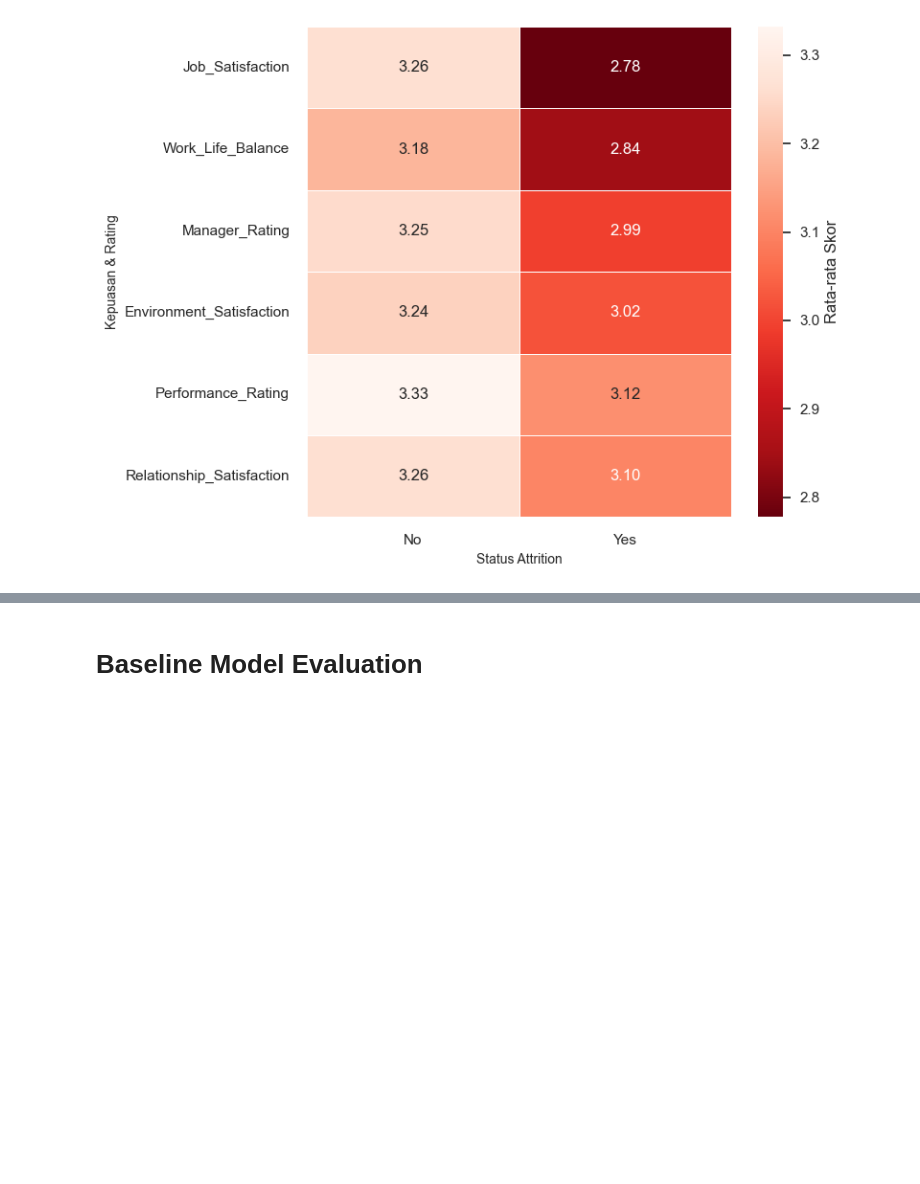
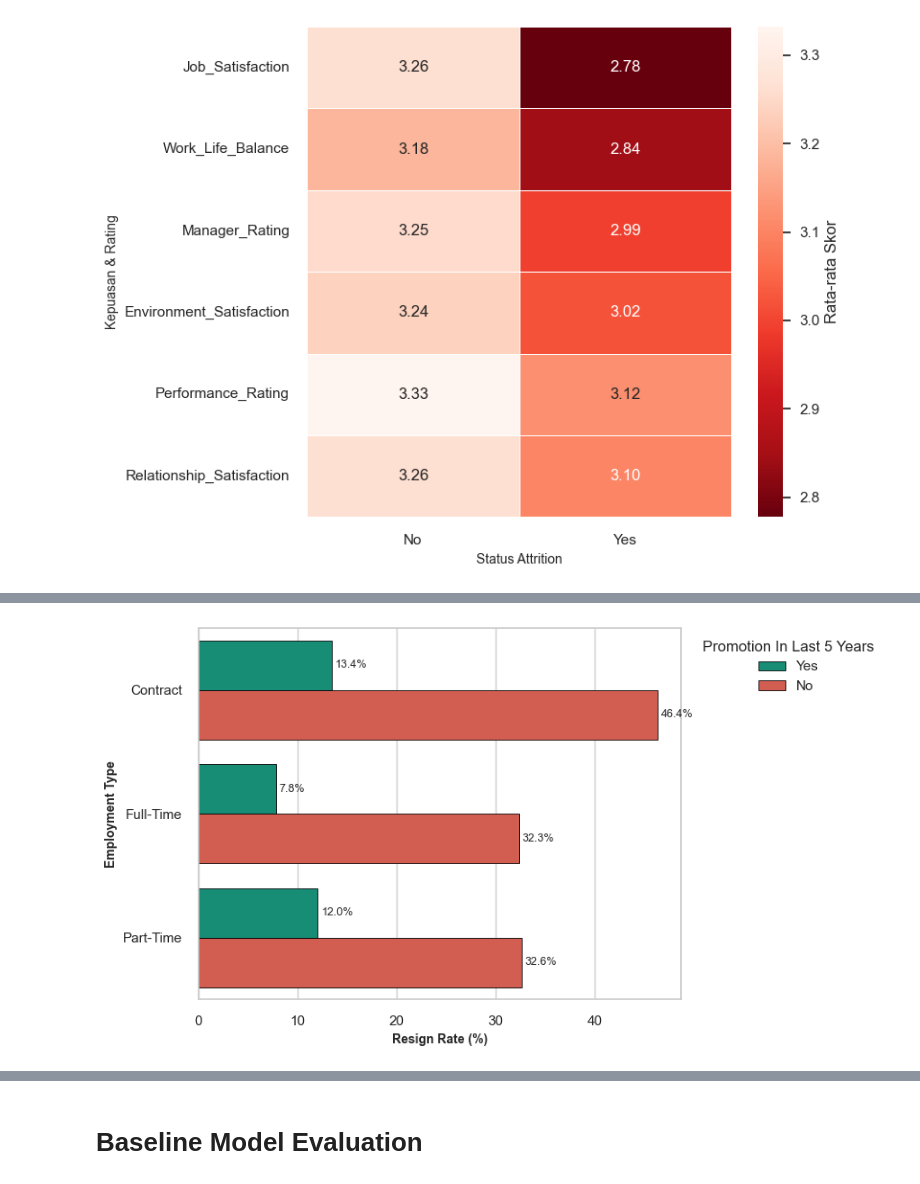
Before and after one commit to hassantaufiqurrahman/Resignal-Employee-Attrition-Prediction, a Jupyter notebook: notebook/employee_attrition_prediction.ipynb, the cells around one changed output, grey strips where cells are left out. Saved outputs shown, nothing was run; the diff lists cells and outputs as text; code cells hidden in the pictures; blank space fills up the shorter version.

```diff
--- a/notebook/employee_attrition_prediction.ipynb
+++ b/notebook/employee_attrition_prediction.ipynb
@@ -219,0 +228,62 @@ plt.show()
+# %%
+# Membuat Visualisasi untuk Analisis Pengaruh Status Kontrak & Riwayat Promosi
+sns.set_theme(style="whitegrid")
+
+plot_data = (
+    df.groupby(["Employment_Type", "Promotion_Last_5_Years"])["Attrition"]
+    .apply(lambda x: (x == "Yes").mean() * 100)
+    .reset_index(name="Attrition_Rate")
+)
+
+fig, ax = plt.subplots(figsize=(9, 5))
+
+palette_colors = {"Yes": "#04a082", "No": "#e74c3c"}
+
+sns.barplot(
+    data=plot_data,
+    x="Attrition_Rate",
+    y="Employment_Type",
+    hue="Promotion_Last_5_Years",
+    hue_order=["Yes", "No"],
+    palette=palette_colors,
+    ax=ax,
+    edgecolor="black",
+    linewidth=0.6,
+    orient="h"
+)
+
+ax.set_xlabel("Resign Rate (%)", fontsize=10, fontweight="bold")
+ax.set_ylabel("Employment Type", fontsize=10, fontweight="bold")
+
+handles, labels = ax.get_legend_handles_labels()
+explicit_labels = ["Yes", "No"]
+
+legend = ax.legend(
+    handles=handles,
+    labels=explicit_labels,
+    title="Promotion In Last 5 Years",
+    loc="upper left",
+    bbox_to_anchor=(1.02, 1),
+    frameon=False,
+)
+
+for text in legend.get_texts():
+    text.set_ha("left")
+
+for p in ax.patches:
+    width = p.get_width()
+    if width > 0:
+        ax.annotate(
+            f"{width:.1f}%",
+            (width, p.get_y() + p.get_height() / 2.0),
+            ha="left",
+            va="center",
+            fontsize=9,
+            xytext=(3, 0),
+            textcoords="offset points",
+        )
+
+plt.tight_layout()
+plt.show()
+# %% [output]
+[figure, added]
```
Also changed, not shown: parts of 11 cells of this notebook.
